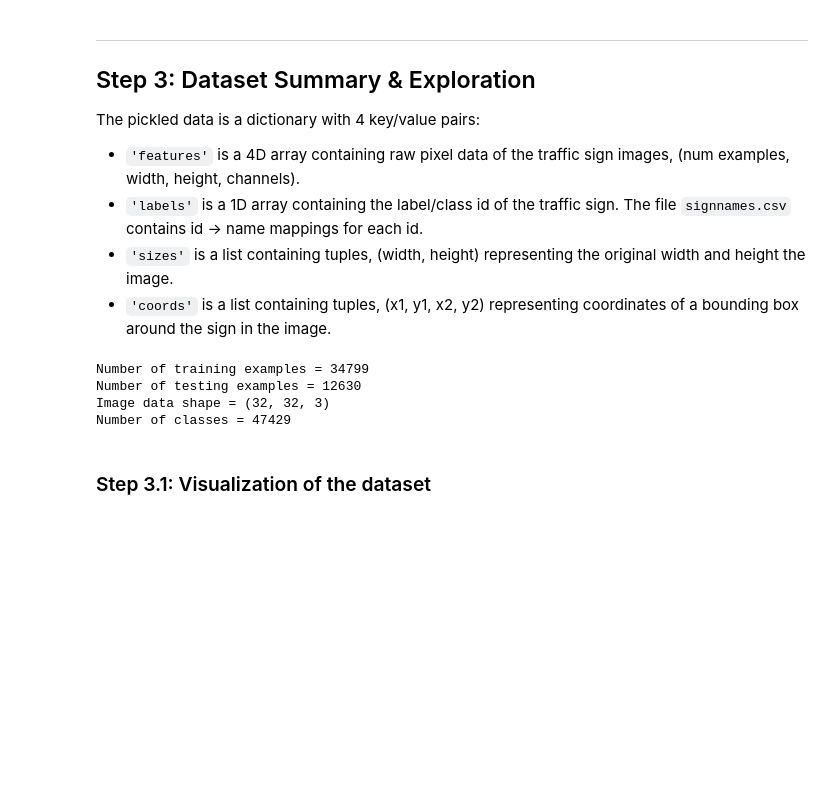
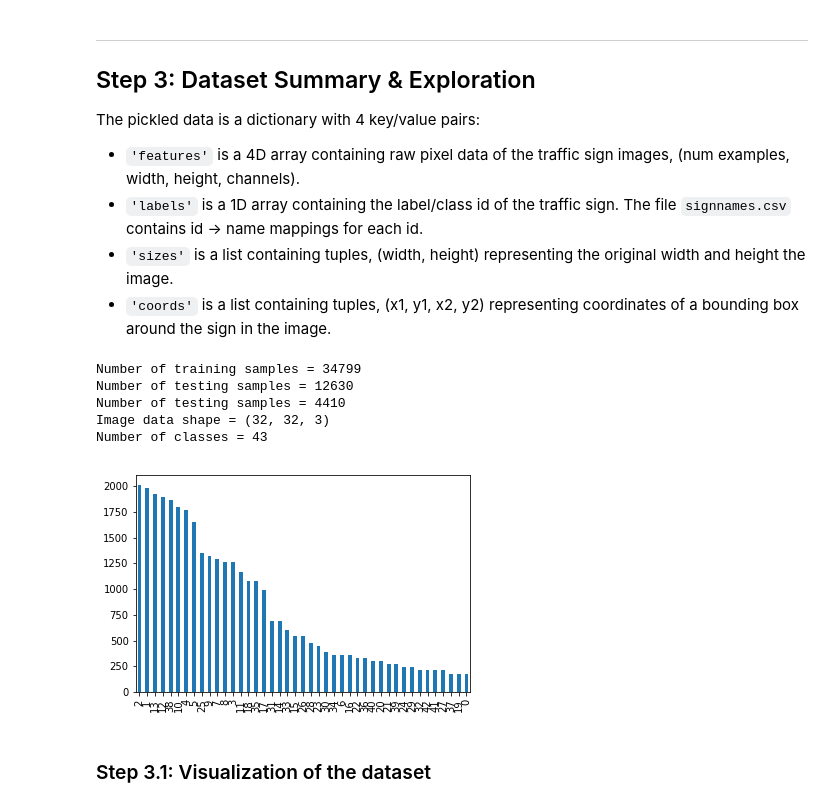
Before and after one commit to akshaybabloo/Car-ND, a Jupyter notebook: Project_2/Traffic_Sign_Classifier.ipynb, the cells around one changed output. Saved outputs shown, nothing was run; the diff lists cells and outputs as text; code cells hidden in the pictures; blank space fills up the shorter version.

Commit message:
histogram added

```diff
--- a/Project_2/Traffic_Sign_Classifier.ipynb
+++ b/Project_2/Traffic_Sign_Classifier.ipynb
@@ -80,30 +80,41 @@ The pickled data is a dictionary with 4 key/value pairs:
 - `'sizes'` is a list containing tuples, (width, height) representing the original width and height the image.
 - `'coords'` is a list containing tuples, (x1, y1, x2, y2) representing coordinates of a bounding box around the sign in the image.
 # %%
-def get_description():
-    """
-    Prints the description of the dataset.
-    """
-    n_train = len(X_train)
-    n_test = len(X_test)
+# Prints the description of the dataset.
 
-    index = random.randint(0, len(X_train))
-    image = X_train[index].squeeze()
-    image_shape = np.shape(image)
+n_train = len(X_train)
+n_test = len(X_test)
+n_validation = len(X_validation)
 
-    n_classes = len(y_train) + len(y_test)
+index = random.randint(0, len(X_train))
+image = X_train[index].squeeze()
+image_shape = np.shape(image)
 
-    print("Number of training examples =", n_train)
-    print("Number of testing examples =", n_test)
-    print("Image data shape =", image_shape)
-    print("Number of classes =", n_classes)
+n_classes = len(set(y_train))
+
+print("Number of training samples =", n_train)
+print("Number of testing samples =", n_test)
+print("Number of testing samples =", n_validation)
+print("Image data shape =", image_shape)
+print("Number of classes =", n_classes)
+# %% [output]
+Number of training samples = 34799
+Number of testing samples = 12630
+Number of testing samples = 4410
+Image data shape = (32, 32, 3)
+Number of classes = 43
-# %%
-get_description()
-# %% [output]
-Number of training examples = 34799
-Number of testing examples = 12630
-Image data shape = (32, 32, 3)
-Number of classes = 47429
+# %%
+# Histogram for number of samples of each sign in the training set
+
+y_train
+
+count = pd.Series(y_train).value_counts()
+
+count.plot.bar()
+
+plt.show()
+# %% [output]
+[figure, added]
 # %% [markdown]
 ### Step 3.1: Visualization of the dataset
 # %%
```
